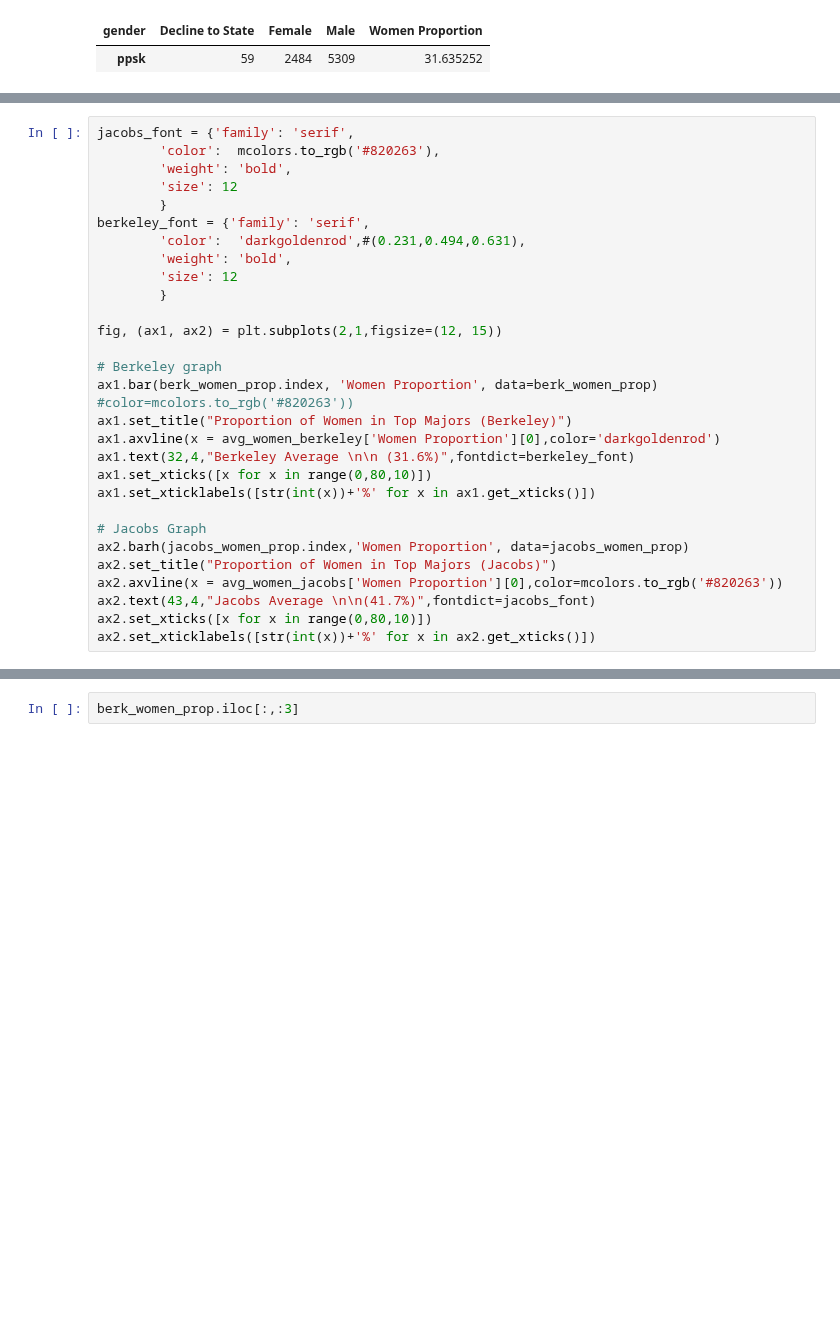
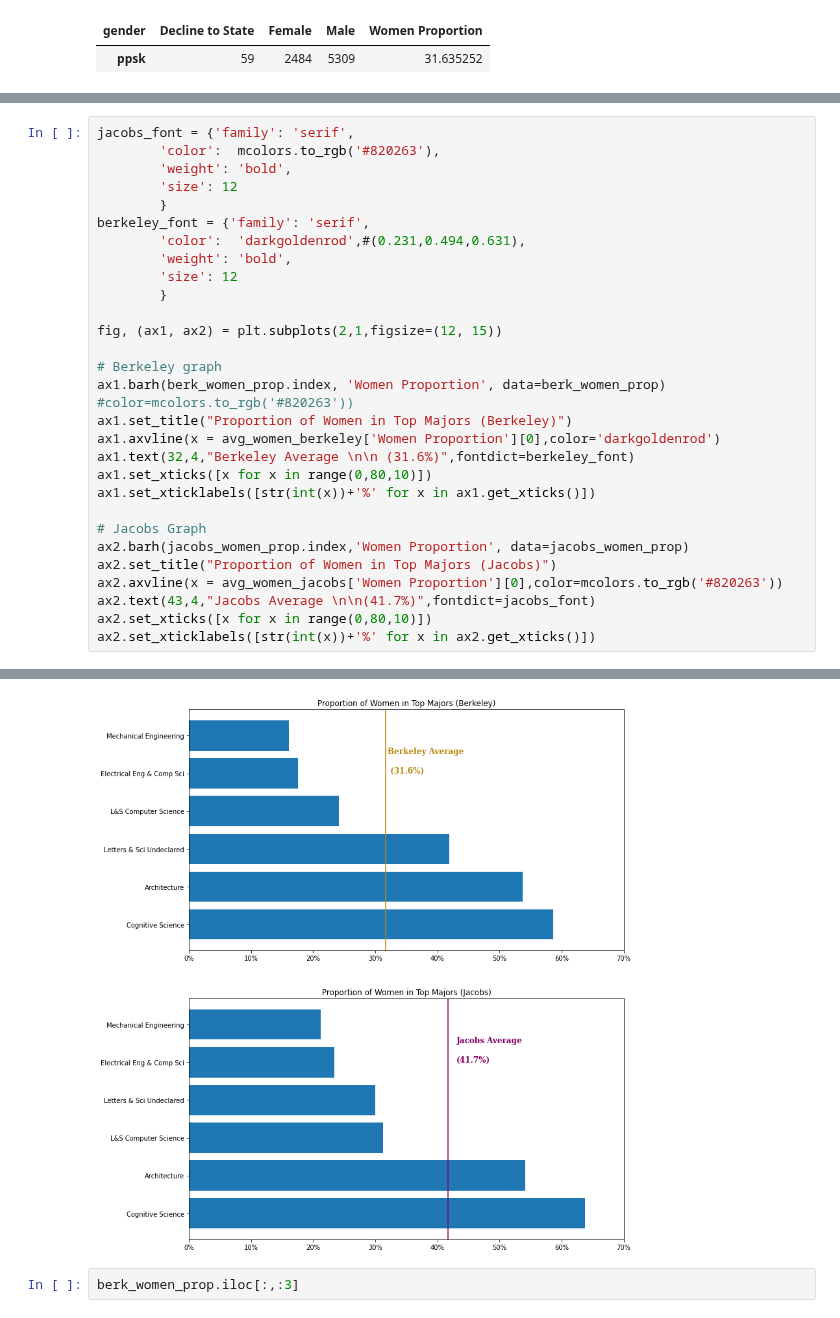
Before and after one commit to PaulDTP/Berkeley_Jacobs, a Jupyter notebook: proportions.ipynb, the cells around one changed output, grey strips where cells are left out. Drawn from its saved outputs; the diff is of its cells as text; blank space fills up the shorter version.

```diff
--- a/proportions.ipynb
+++ b/proportions.ipynb
@@ -130,7 +202,7 @@ berkeley_font = {'family': 'serif',
 fig, (ax1, ax2) = plt.subplots(2,1,figsize=(12, 15))
 
 # Berkeley graph
-ax1.bar(berk_women_prop.index, 'Women Proportion', data=berk_women_prop) #color=mcolors.to_rgb('#820263'))
+ax1.barh(berk_women_prop.index, 'Women Proportion', data=berk_women_prop) #color=mcolors.to_rgb('#820263'))
 ax1.set_title("Proportion of Women in Top Majors (Berkeley)")
 ax1.axvline(x = avg_women_berkeley['Women Proportion'][0],color='darkgoldenrod')
 ax1.text(32,4,"Berkeley Average \n\n (31.6%)",fontdict=berkeley_font)
@@ -149,3 +228,4 @@ AttributeError: 'Rectangle' object has no property 'stacked'
+[figure, added]
 # %%
 berk_women_prop.iloc[:,:3]
 # %% [output]
```
Also changed, not shown: parts of 7 cells of this notebook, 2 other files.
